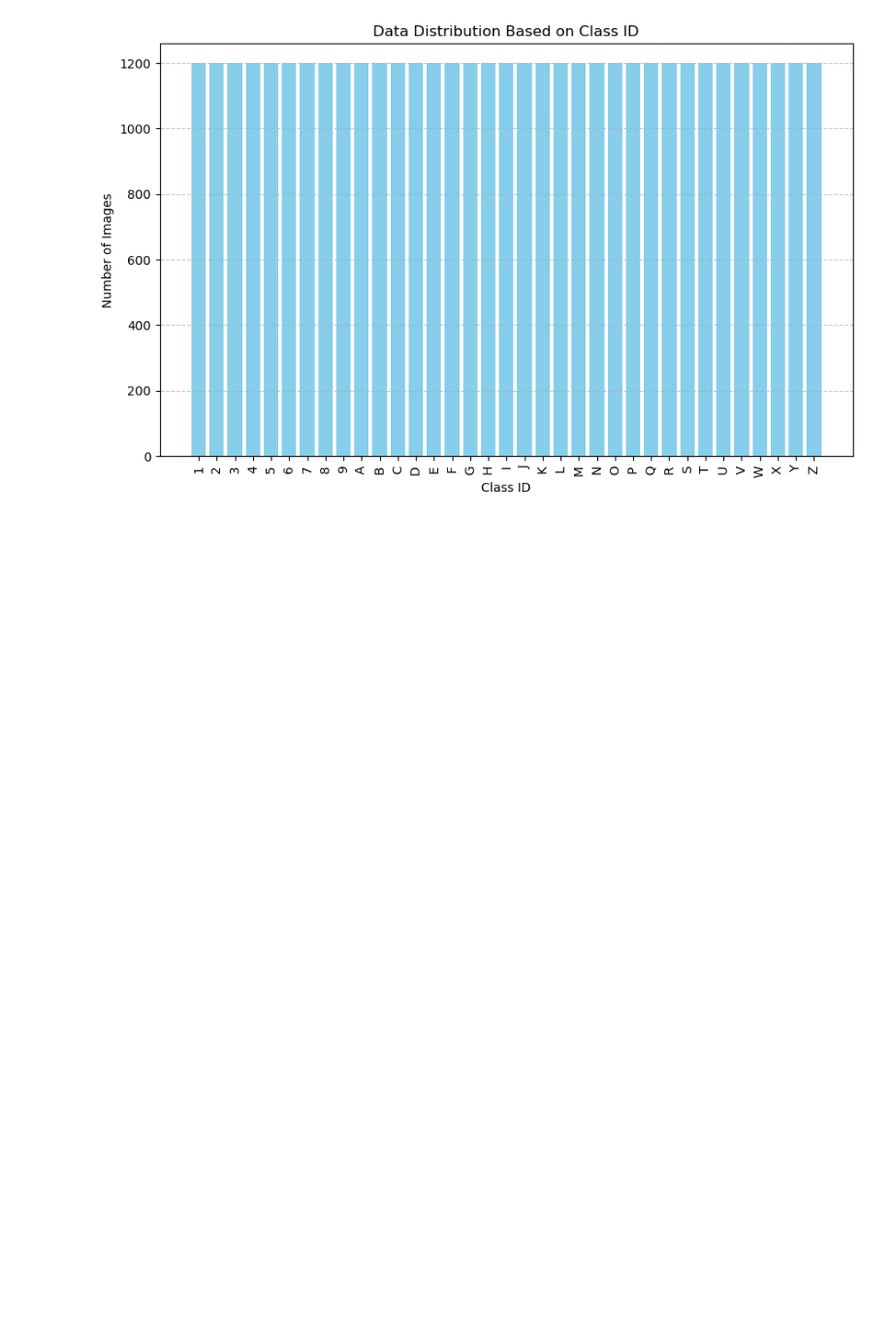
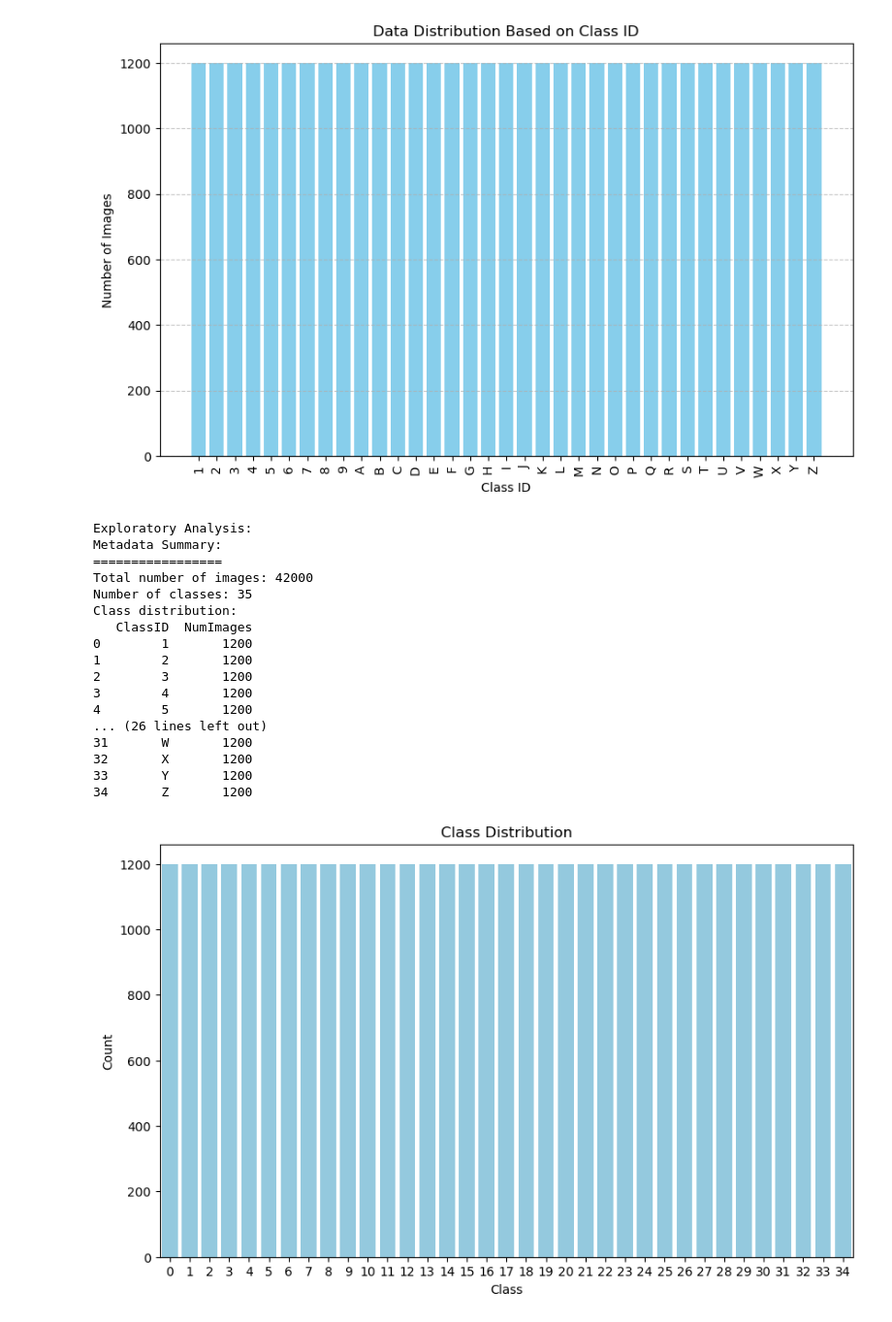
Before and after one commit to daivik1515/Sign-Language-Gesture-Classification, a Jupyter notebook: VGG11.ipynb, the cells around one changed output. Shown at 97% size. Drawn from its saved outputs; the diff is of its cells as text; code cells hidden in the pictures; blank space fills up the shorter version.

Commit message:
Data transformation and preprocessing

```diff
--- a/VGG11.ipynb
+++ b/VGG11.ipynb
@@ -99,3 +99,83 @@ Class distribution:
 33       Y       1200
 34       Z       1200
 [figure]
+# %%
+import os
+import shutil
+import seaborn as sns
+import pandas as pd
+import matplotlib.pyplot as plt
+import torchvision
+from torchvision import transforms
+
+# Define paths
+source_dir = "IndianSignLanguage/data"
+target_dir = "IndianSignLanguage_processed"
+
+# Create target directory if it doesn't exist
+if not os.path.exists(target_dir):
+    os.makedirs(target_dir)
+
+# Define classes to keep (adjust as needed for your dataset)
+# Here, classes can be set as specific folder names you want to keep.
+classes_to_keep = os.listdir(source_dir)  # Keeps all classes in the dataset
+
+# Copy images of selected classes to the target directory
+for class_name in classes_to_keep:
+    src_path = os.path.join(source_dir, class_name)
+    dst_path = os.path.join(target_dir, class_name)
+    try:
+        shutil.copytree(src_path, dst_path)
+    except FileExistsError:
+        print(f"Directory '{dst_path}' already exists. Skipping copying.")
+
+# Dataset Paths
+data_dir = target_dir
+
+# Extract metadata
+# Exploratory Analysis
+print("Exploratory Analysis:")
+metadata_df, class_distribution = extract_metadata(data_dir)
+
+# Image transformations with data augmentation
+transform = transforms.Compose([
+    transforms.Resize((32, 32)),
+    transforms.ToTensor(),
+    transforms.RandomHorizontalFlip(),  # Random horizontal flip
+    transforms.RandomVerticalFlip(),
+    transforms.RandomRotation(10),
+    transforms.Normalize(mean=[0.5, 0.5, 0.5], std=[0.5, 0.5, 0.5])
+])
+
+# Load dataset with augmented transform
+dataset = torchvision.datasets.ImageFolder(root=data_dir, transform=transform)
+
+# Convert to DataFrame
+df = pd.DataFrame(dataset.imgs, columns=['image_path', 'label'])
+
+# Distribution Graphs
+plt.figure(figsize=(10, 6))
+sns.countplot(data=df, x='label', color='skyblue')
+plt.title('Class Distribution')
+plt.xlabel('Class')
+plt.ylabel('Count')
+plt.show()
+# %% [output]
+Exploratory Analysis:
+Metadata Summary:
+=================
+Total number of images: 42000
+Number of classes: 35
+Class distribution:
+   ClassID  NumImages
+0        1       1200
+1        2       1200
+2        3       1200
+3        4       1200
+4        5       1200
+... (26 lines left out)
+31       W       1200
+32       X       1200
+33       Y       1200
+34       Z       1200
+[figure, added]
```
Also changed, not shown: parts of 3 cells of this notebook.
